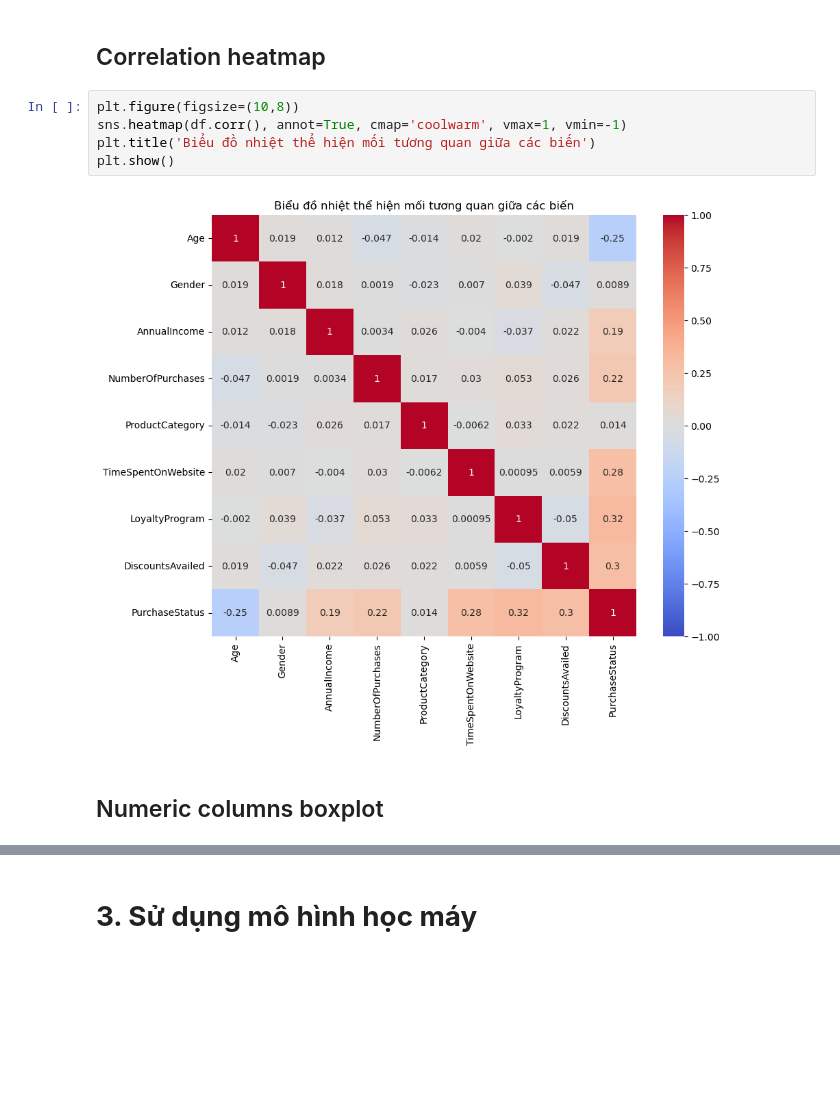
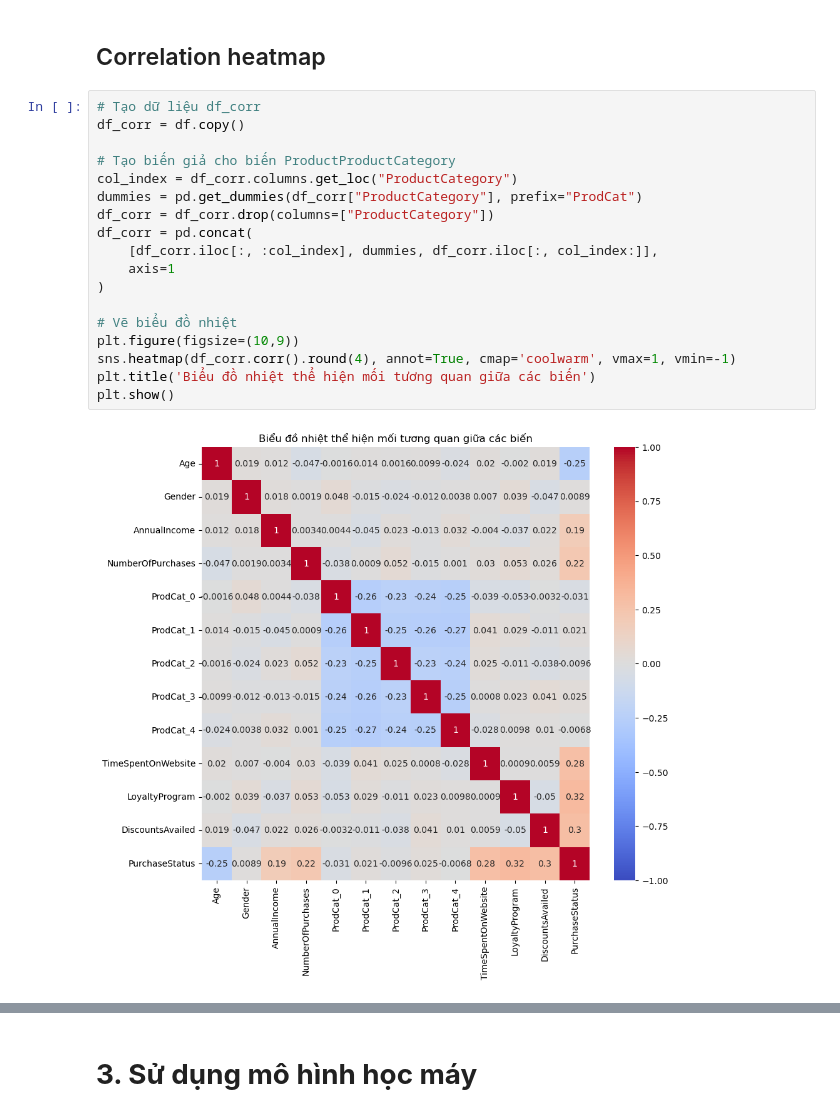
Before and after one commit to phnguyen-hub/11224830_Pham-Hanh-Nguyen, a Jupyter notebook: 11224830_Phạm Hạnh Nguyên.ipynb, the cells around one changed output, grey strips where cells are left out. Drawn from its saved outputs; the diff is of its cells as text; blank space fills up the shorter version.

```diff
--- a/11224830_Phạm Hạnh Nguyên.ipynb
+++ b/11224830_Phạm Hạnh Nguyên.ipynb
@@ -278,11 +169,22 @@ Name: count, dtype: int64
 # %% [markdown]
 ## Correlation heatmap
 # %%
-plt.figure(figsize=(10,8))
-sns.heatmap(df.corr(), annot=True, cmap='coolwarm', vmax=1, vmin=-1)
+# Tạo dữ liệu df_corr
+df_corr = df.copy()
+
+# Tạo biến giả cho biến ProductProductCategory
+col_index = df_corr.columns.get_loc("ProductCategory")
+dummies = pd.get_dummies(df_corr["ProductCategory"], prefix="ProdCat")
+df_corr = df_corr.drop(columns=["ProductCategory"])
+df_corr = pd.concat(
+    [df_corr.iloc[:, :col_index], dummies, df_corr.iloc[:, col_index:]],
+    axis=1
+)
+
+# Vẽ biểu đồ nhiệt
+plt.figure(figsize=(10,9))
+sns.heatmap(df_corr.corr().round(4), annot=True, cmap='coolwarm', vmax=1, vmin=-1)
 plt.title('Biểu đồ nhiệt thể hiện mối tương quan giữa các biến')
 plt.show()
 # %% [output]
-[figure, old version]
+[figure, new version]
-# %% [markdown]
-## Numeric columns boxplot
```
Also changed, not shown: parts of 82 cells of this notebook.
